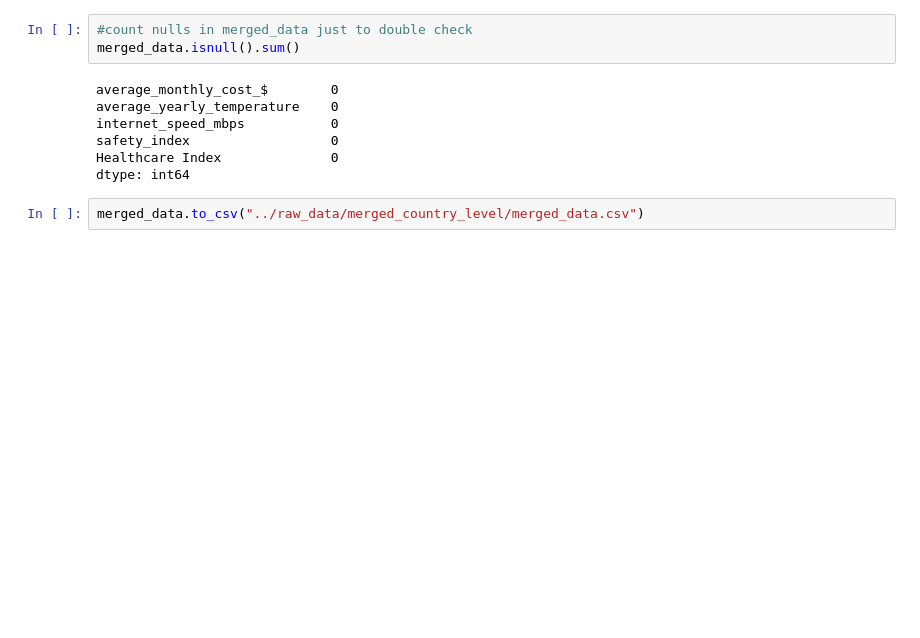
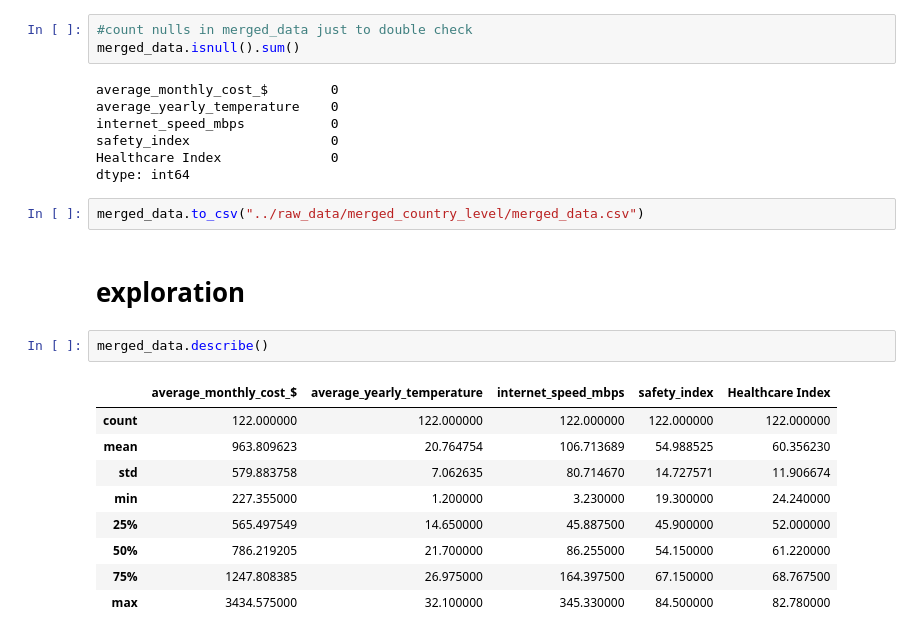
Before and after one commit to Brgtt07/project_ics, a Jupyter notebook: notebooks/dataset_merging.ipynb, the cells around one changed output. Saved outputs shown, nothing was run; the diff lists cells and outputs as text; blank space fills up the shorter version.

```diff
--- a/notebooks/dataset_merging.ipynb
+++ b/notebooks/dataset_merging.ipynb
@@ -260,3 +260,17 @@ Healthcare Index              0
 dtype: int64
 # %%
 merged_data.to_csv("../raw_data/merged_country_level/merged_data.csv")
+# %% [markdown]
+# exploration
+# %%
+merged_data.describe()
+# %% [output]
+|  | average_monthly_cost_$ | average_yearly_temperature | internet_speed_mbps | safety_index | Healthcare Index |
+| count | 122.000000 | 122.000000 | 122.000000 | 122.000000 | 122.000000 |
+| mean | 963.809623 | 20.764754 | 106.713689 | 54.988525 | 60.356230 |
+| std | 579.883758 | 7.062635 | 80.714670 | 14.727571 | 11.906674 |
+| min | 227.355000 | 1.200000 | 3.230000 | 19.300000 | 24.240000 |
+| 25% | 565.497549 | 14.650000 | 45.887500 | 45.900000 | 52.000000 |
+| 50% | 786.219205 | 21.700000 | 86.255000 | 54.150000 | 61.220000 |
+| 75% | 1247.808385 | 26.975000 | 164.397500 | 67.150000 | 68.767500 |
+| max | 3434.575000 | 32.100000 | 345.330000 | 84.500000 | 82.780000 |
```
Also changed, not shown: parts of 1 cell of this notebook, 3 other files.
